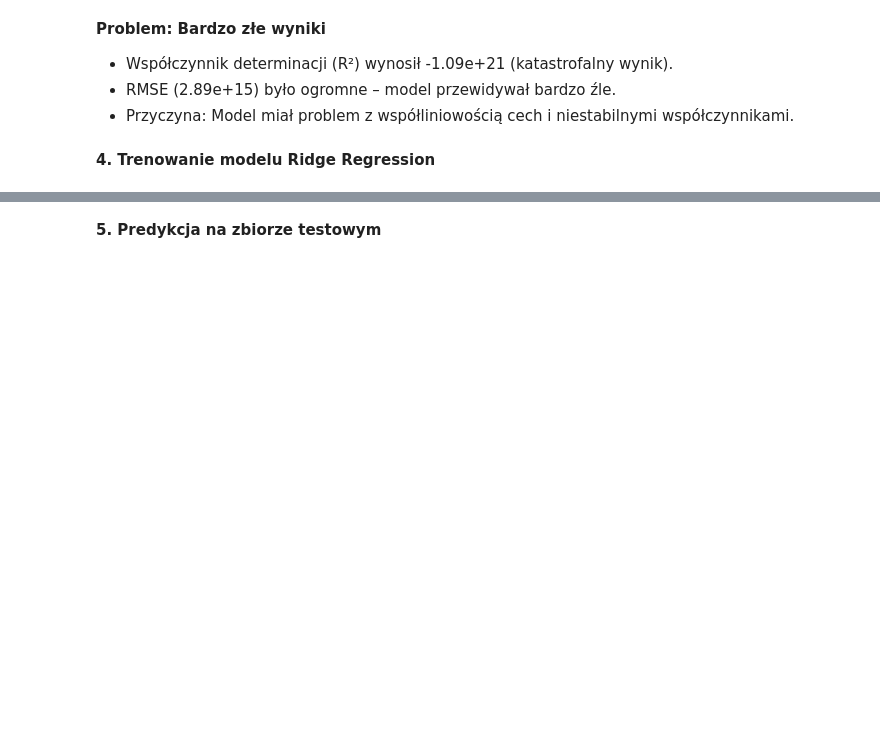
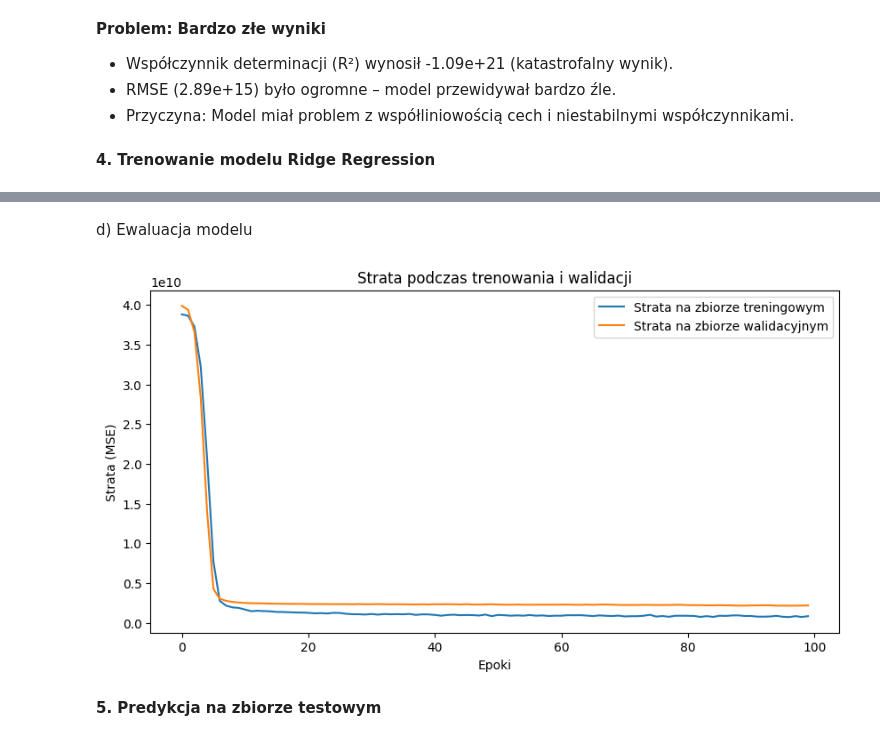
Before and after one commit to jan-kordas/ML-Project, a Jupyter notebook: Notebooks/02_Model_Training.ipynb, the cells around one changed output, grey strips where cells are left out. Cells and saved outputs as stored; diff of their text form; code cells hidden in the pictures; blank space fills up the shorter version.

Commit message:
First version neural network model prepared, best score 0.14704

```diff
--- a/Notebooks/02_Model_Training.ipynb
+++ b/Notebooks/02_Model_Training.ipynb
@@ -79,0 +96,13 @@ Ridge Regression RMSE: 31905.953013943705
+# %%
+model = Sequential([
+    Dense(128, activation="relu", input_shape=(X_train.shape[1],)),
+    Dropout(0.2),
+    Dense(64, activation="relu"),
+    Dropout(0.2),
+    Dense(32, activation="relu"),
+    Dense(1)
+])
+
+model.compile(optimizer=Adam(learning_rate=0.001), loss="mse", metrics=["mae"])
+
+model.summary()
@@ -79,0 +131,13 @@ Ridge Regression RMSE: 31905.953013943705
+# %%
+from tensorflow.keras.callbacks import EarlyStopping
+
+early_stop = EarlyStopping(monitor="val_loss", patience=10, restore_best_weights=True)
+
+history = model.fit(
+    X_train, y_train,
+    validation_split=0.2,
+    epochs=100,
+    batch_size=32,
+    callbacks=[early_stop],
+    verbose=1
+)
@@ -80,3 +162,18 @@ Ridge Regression RMSE: 31905.953013943705
+# %% [markdown]
+d) Ewaluacja modelu
+# %%
+import matplotlib.pyplot as plt
+
+plt.figure(figsize=(10, 5))
+plt.plot(history.history["loss"], label="Strata na zbiorze treningowym")
+plt.plot(history.history["val_loss"], label="Strata na zbiorze walidacyjnym")
+plt.xlabel("Epoki")
+plt.ylabel("Strata (MSE)")
+plt.legend()
+plt.title("Strata podczas trenowania i walidacji")
+plt.show()
+# %% [output]
+[figure, added]
 # %% [markdown]
 **5. Predykcja na zbiorze testowym**
 # %%
```
Also changed, not shown: parts of 14 cells of this notebook, 6 other files.
